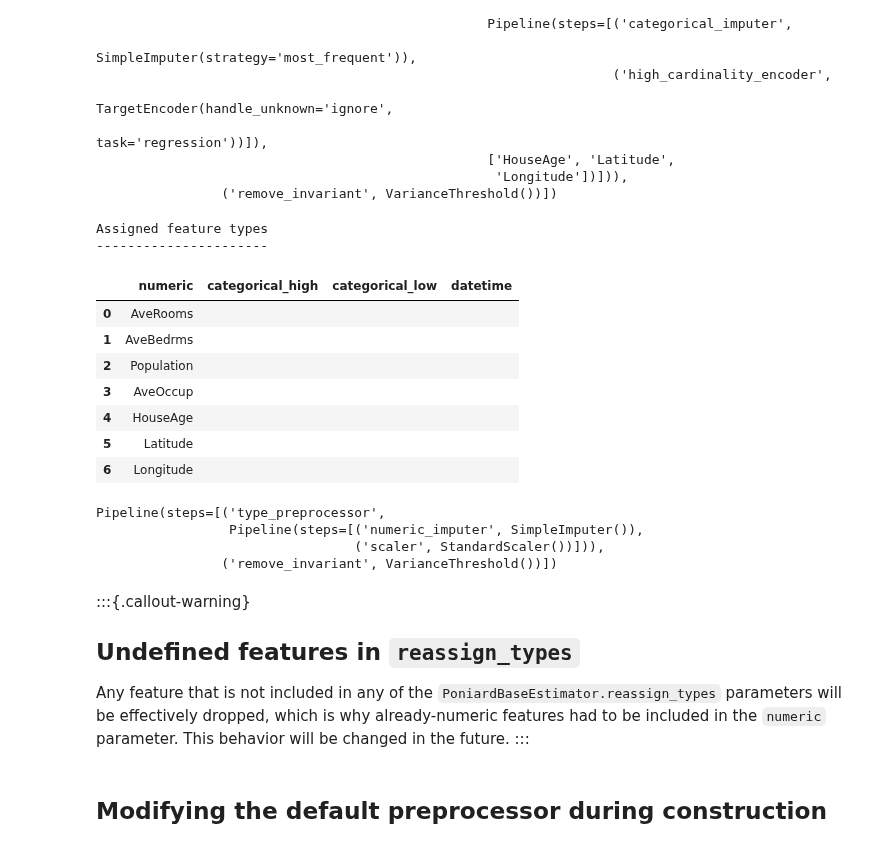
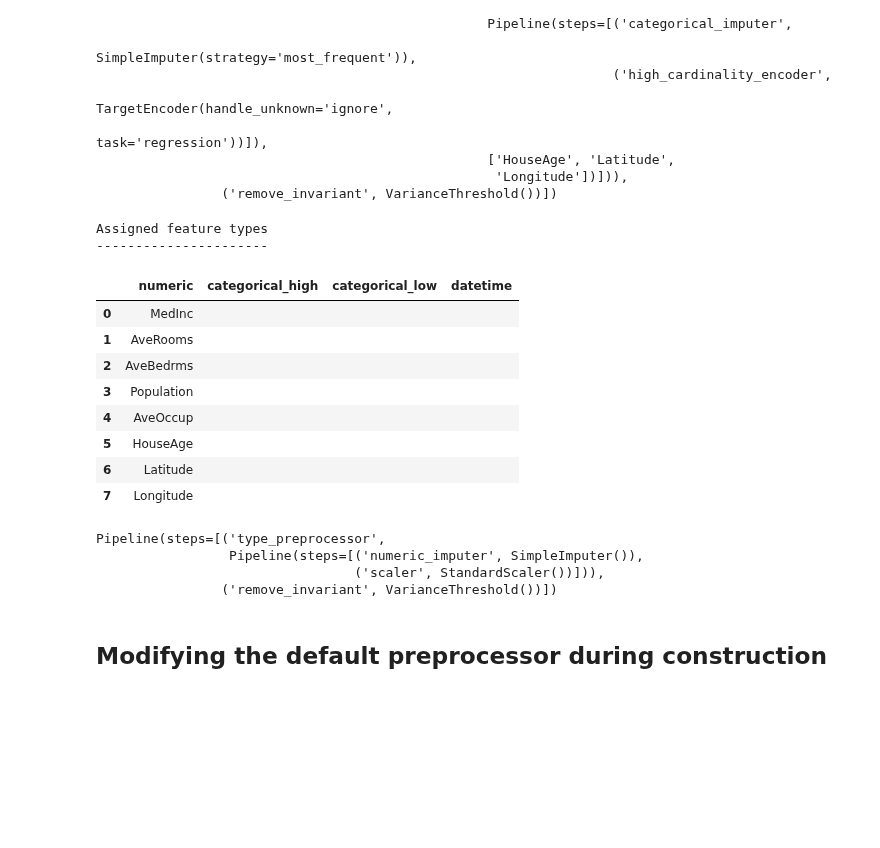
Before and after one commit to rxavier/poniard, a Jupyter notebook: nbs/guide/02_preprocessing.ipynb, the cells around one changed output. Saved outputs shown, nothing was run; the diff lists cells and outputs as text; code cells hidden in the pictures; blank space fills up the shorter version.

Commit message:
Reflect new behavior of reassign_types

```diff
--- a/nbs/guide/02_preprocessing.ipynb
+++ b/nbs/guide/02_preprocessing.ipynb
@@ -155,36 +155,28 @@ Pipeline(steps=[('type_preprocessor',
 # %%
 reg.reassign_types(
     numeric=[
-        "AveRooms",
-        "AveBedrms",
-        "Population",
-        "AveOccup",
         "HouseAge",
         "Latitude",
         "Longitude",
     ]
 )
 reg.preprocessor
 # %% [output]
 Assigned feature types
 ----------------------
 |  | numeric | categorical_high | categorical_low | datetime |
-| 0 | AveRooms |  |  |  |
-| 1 | AveBedrms |  |  |  |
-| 2 | Population |  |  |  |
-| 3 | AveOccup |  |  |  |
-| 4 | HouseAge |  |  |  |
-| 5 | Latitude |  |  |  |
-| 6 | Longitude |  |  |  |
+| 0 | MedInc |  |  |  |
+| 1 | AveRooms |  |  |  |
+| 2 | AveBedrms |  |  |  |
+| 3 | Population |  |  |  |
+| 4 | AveOccup |  |  |  |
+| 5 | HouseAge |  |  |  |
+| 6 | Latitude |  |  |  |
+| 7 | Longitude |  |  |  |
 Pipeline(steps=[('type_preprocessor',
                  Pipeline(steps=[('numeric_imputer', SimpleImputer()),
                                  ('scaler', StandardScaler())])),
                 ('remove_invariant', VarianceThreshold())])
-# %% [markdown]
-:::{.callout-warning}
-## Undefined features in `reassign_types`
-Any feature that is not included in any of the `PoniardBaseEstimator.reassign_types` parameters will be effectively dropped, which is why already-numeric features had to be included in the `numeric` parameter. This behavior will be changed in the future.
-:::
 # %% [markdown]
 ## Modifying the default preprocessor during construction
 # %% [markdown]
```
Also changed, not shown: parts of 3 cells of this notebook.
